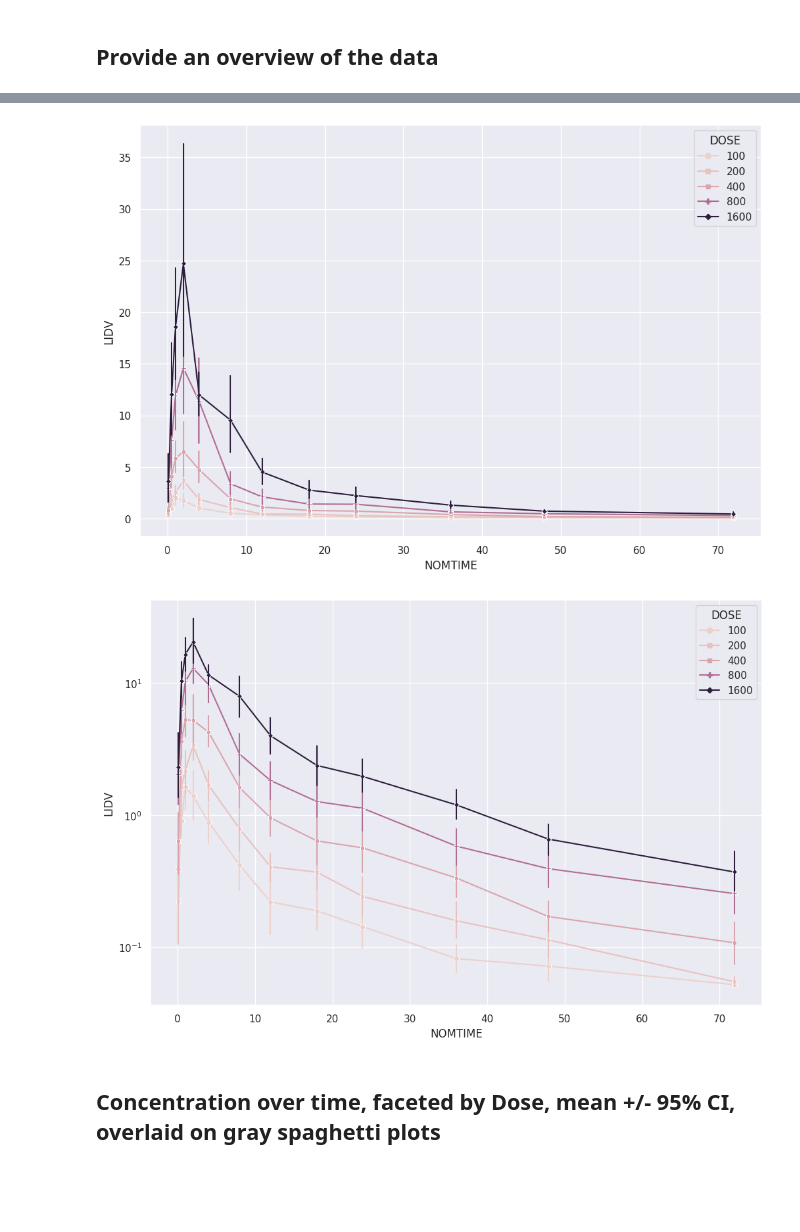
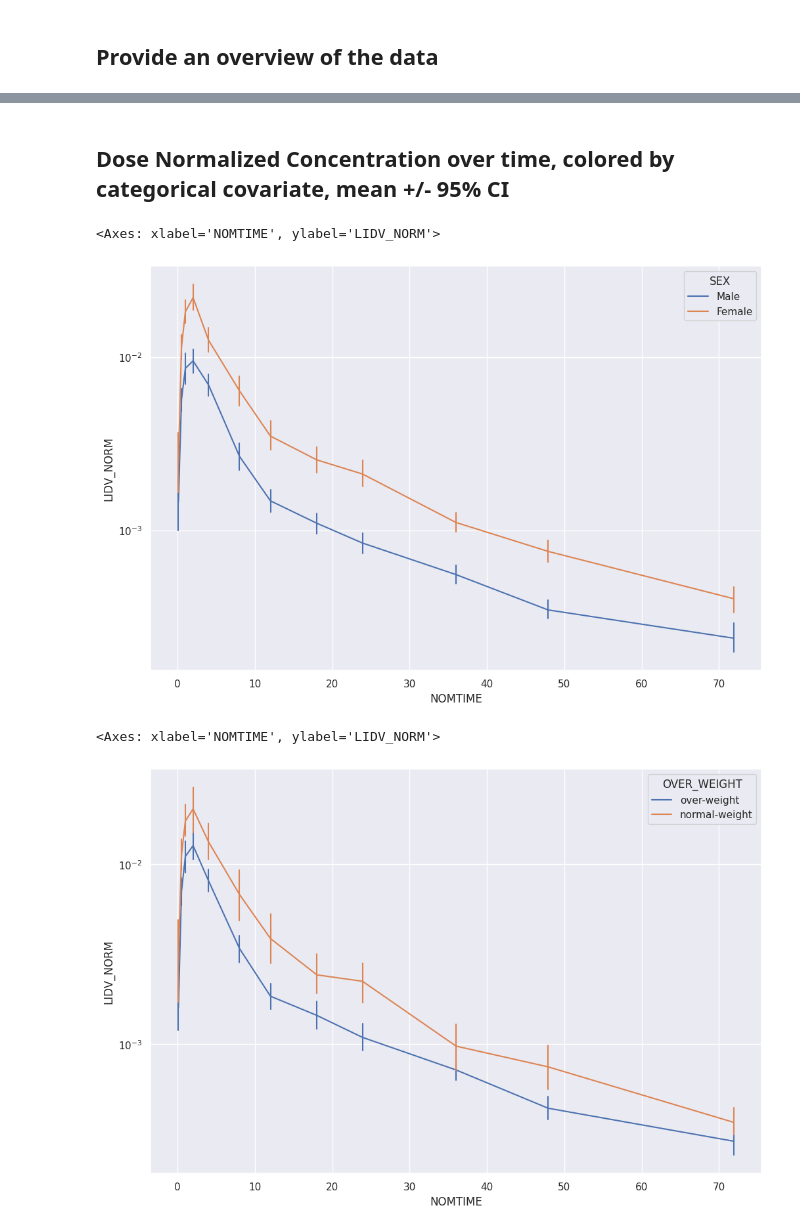
Before and after one commit to NikolayLenkovNikolaev/R_for_Pharmacometrics, a Jupyter notebook: Dose_PK_ExposureSingle_Ascxending_Dose.ipynb, the cells around one changed output, grey strips where cells are left out. Cells and saved outputs as stored; diff of their text form; code cells hidden in the pictures; blank space fills up the shorter version.

```diff
--- a/Dose_PK_ExposureSingle_Ascxending_Dose.ipynb
+++ b/Dose_PK_ExposureSingle_Ascxending_Dose.ipynb
@@ -248,0 +276,2 @@ df3.head(10)
+# %%
+pk_data["LIDV"] = pk_data["LIDV"].fillna(0)
@@ -248,0 +293,3 @@ df3.head(10)
+# %%
+pk_data.loc[pk_data['LIDV'] == 0, 'BLQ'] = 1
+pk_data["BLQ"] = pk_data["BLQ"].fillna(0)
@@ -248,0 +321,2 @@ df3.head(10)
+# %%
+pk_data["LIDV_log"] = np.log(pk_data["LIDV"])
@@ -257,0 +375,8 @@ pk_data.head()
+# %%
+pk_data['OVER_WEIGHT'] = ["over-weight" if x >=70 else "normal-weight" for x in pk_data['WEIGHTB']]
+g = sns.FacetGrid(pk_data,
+                  col="DOSE")
+g.map(sns.lineplot, "NOMTIME","LIDV_log", "OVER_WEIGHT")
+g.refline(y=0)
+plt.legend()
+plt.show()
@@ -258,31 +388,28 @@ pk_data.head()
+# %% [markdown]
+## Dose Normalized Concentration over time, colored by categorical covariate, mean +/- 95% CI
 # %%
-sns.set_style('whitegrid')
-sns.set(rc={'figure.figsize':(12,8)})
-g_result = sns.lineplot(x="NOMTIME",
-             y="LIDV",
-             hue="DOSE",
+plt.yscale('log')
+sns.lineplot(x="NOMTIME",
+             y="LIDV_NORM",
+             hue="SEX",
              data=pk_data,
-             style="DOSE",
              markers=True,
              dashes=False,
              err_style="bars",
              errorbar=("ci"))
 # %% [output]
+<Axes: xlabel='NOMTIME', ylabel='LIDV_NORM'>
-[figure, old version]
+[figure, new version]
 # %%
 plt.yscale('log')
-sns.set_style('whitegrid')
-sns.set(rc={'figure.figsize':(12,8)})
-g_result = sns.lineplot(x="NOMTIME",
-             y="LIDV",
-             hue="DOSE",
+sns.lineplot(x="NOMTIME",
+             y="LIDV_NORM",
+             hue="OVER_WEIGHT",
              data=pk_data,
-             style="DOSE",
              markers=True,
              dashes=False,
              err_style="bars",
              errorbar=("ci"))
 # %% [output]
+<Axes: xlabel='NOMTIME', ylabel='LIDV_NORM'>
-[figure, old version]
+[figure, new version]
-# %% [markdown]
-## Concentration over time, faceted by Dose, mean +/- 95% CI, overlaid on gray spaghetti plots
```
Also changed, not shown: parts of 58 cells of this notebook.
